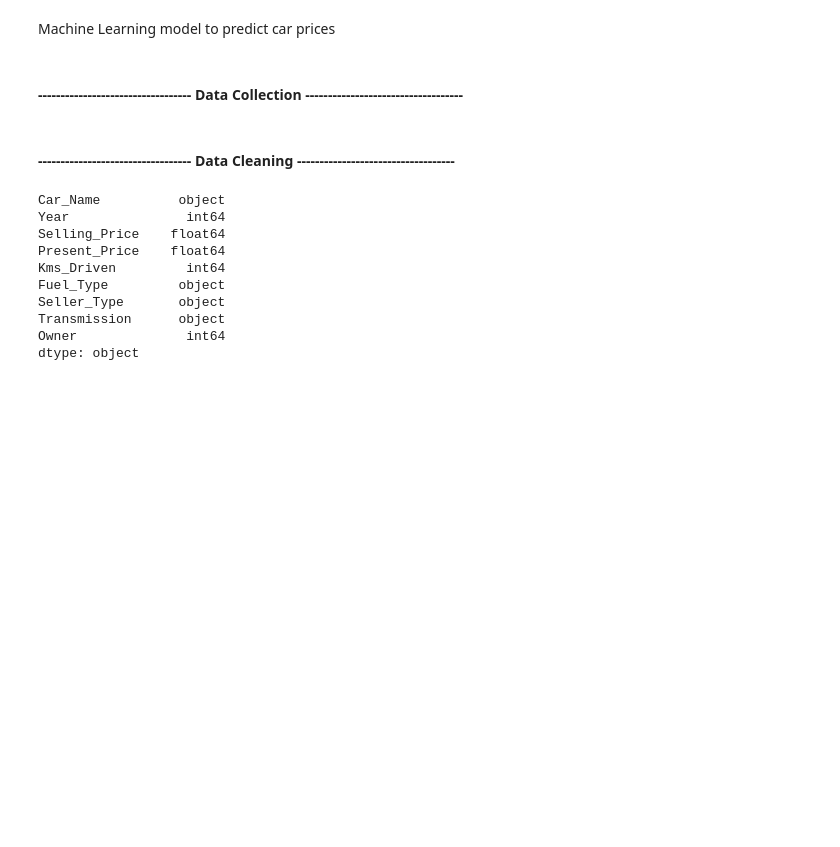
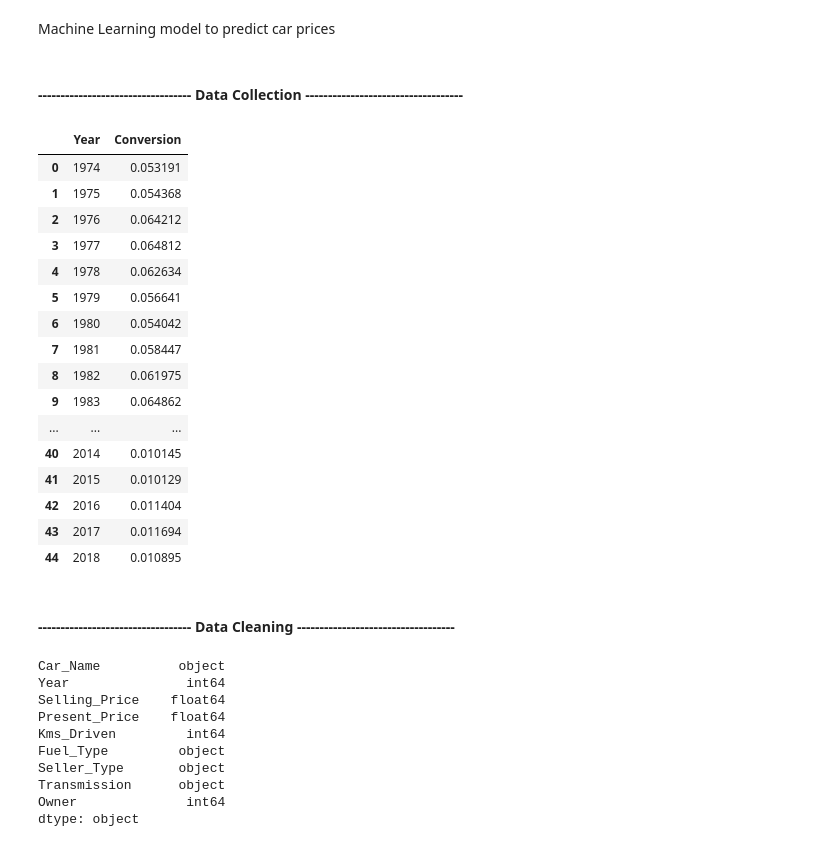
Before and after one commit to MattithyahuData/P8-Car-Price-Prediction, a Jupyter notebook: P8 Code.ipynb, the cells around one changed output. Cells and saved outputs as stored; diff of their text form; code cells hidden in the pictures; blank space fills up the shorter version.

```diff
--- a/P8 Code.ipynb
+++ b/P8 Code.ipynb
@@ -21,6 +21,56 @@ from sklearn import metrics # Used to evaluate models
 # %%
 # Loading the data from csv to dataframe
 df = pd.read_csv('Data/car data.csv')
+# %%
+# Webscraping
+import pandas as pd
+
+# pip3 install lxml
+url = "https://en.wikipedia.org/wiki/Exchange_rate_history_of_the_Indian_rupee"
+dfs = pd.read_html(url)
+
+# Validation to select the correct table
+for df1 in dfs:
+    if len(df1) >= 28:
+        df1
+        break
+
+
+# Data cleaning
+df1.rename(columns={"GBP (average)": "GBP(avg)"}, inplace=True)
+
+# Rupees to pound Conversion
+df1['Conversion'] = 1 / df1['GBP(avg)']
+
+# Clean Year column to only show first 4 numbers but clean based on dash etc...
+df1['Year'] = df1['Year'].str[:4]
+
+# Keeping only required columns
+df1 = df1[['Year','Conversion']]
+
+# Export df1 to csv
+
+df1.to_csv('Data/INR_GBP.csv',index=False)
+
+df1
+# %% [output]
+|  | Year | Conversion |
+| 0 | 1974 | 0.053191 |
+| 1 | 1975 | 0.054368 |
+| 2 | 1976 | 0.064212 |
+| 3 | 1977 | 0.064812 |
+| 4 | 1978 | 0.062634 |
+| 5 | 1979 | 0.056641 |
+| 6 | 1980 | 0.054042 |
+| 7 | 1981 | 0.058447 |
+| 8 | 1982 | 0.061975 |
+| 9 | 1983 | 0.064862 |
+| ... | ... | ... |
+| 40 | 2014 | 0.010145 |
+| 41 | 2015 | 0.010129 |
+| 42 | 2016 | 0.011404 |
+| 43 | 2017 | 0.011694 |
+| 44 | 2018 | 0.010895 |
 # %% [markdown]
 #### **----------------------------------  Data Cleaning  -----------------------------------**
 # %%
```
Also changed, not shown: 6 other files.
